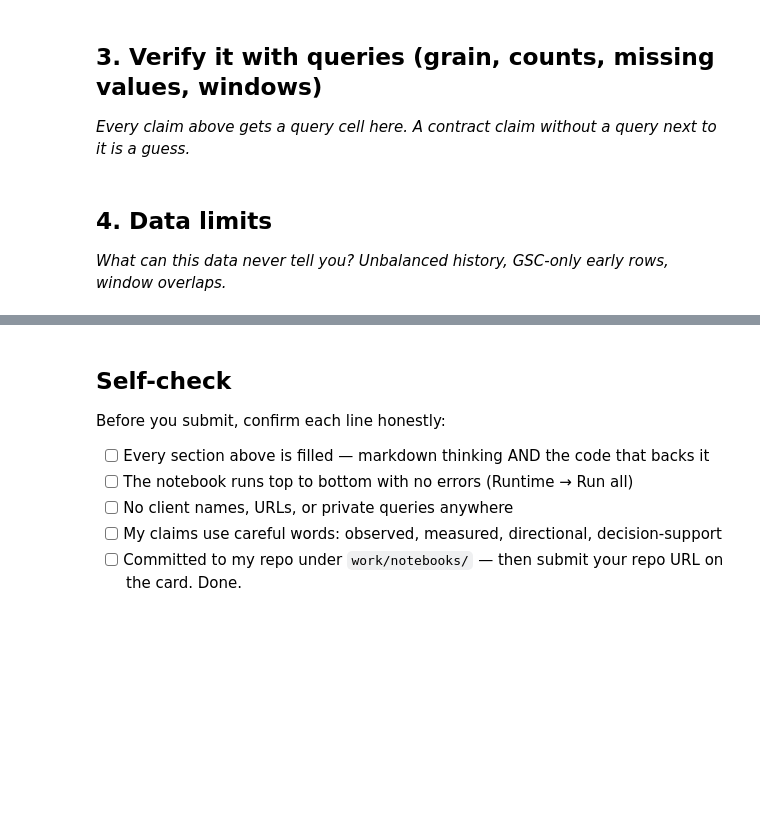
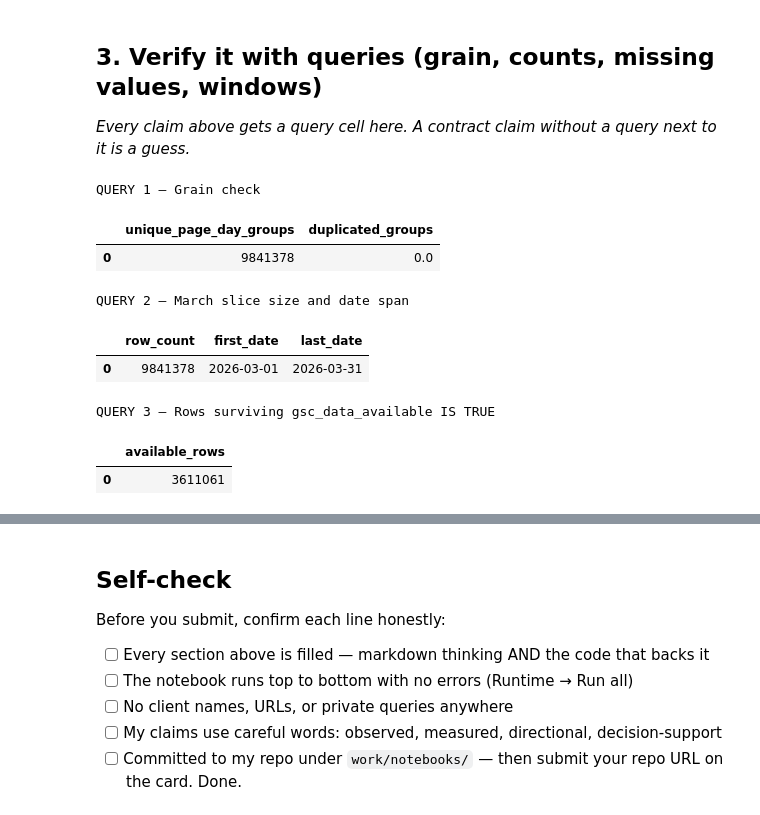
Before and after one commit to pinkk1808/flyrank-ml-internship, a Jupyter notebook: work/notebooks/w03_data_contract.ipynb, the cells around one changed output, grey strips where cells are left out. Drawn from its saved outputs; the diff is of its cells as text; code cells hidden in the pictures; blank space fills up the shorter version.

```diff
--- a/work/notebooks/w03_data_contract.ipynb
+++ b/work/notebooks/w03_data_contract.ipynb
@@ -30,4 +89,54 @@ This skeleton is yours to fill. Work the sections **in order** — each one has
-# %% [markdown]
-## 4. Data limits
-
-*What can this data never tell you? Unbalanced history, GSC-only early rows, window overlaps.*
+# %%
+# Query 1 — verify the grain
+grain_check = con.sql(f"""
+SELECT
+    COUNT(*) AS unique_page_day_groups,
+    SUM(CASE WHEN n > 1 THEN 1 ELSE 0 END) AS duplicated_groups
+FROM (
+    SELECT
+        report_date,
+        client_hash_id,
+        content_hash_id,
+        COUNT(*) AS n
+    FROM {MAR}
+    GROUP BY 1, 2, 3
+)
+""").df()
+
+print("QUERY 1 — Grain check")
+display(grain_check)
+
+
+# Query 2 — row count and date span
+slice_check = con.sql(f"""
+SELECT
+    COUNT(*) AS row_count,
+    MIN(report_date) AS first_date,
+    MAX(report_date) AS last_date
+FROM {MAR}
+""").df()
+
+print("QUERY 2 — March slice size and date span")
+display(slice_check)
+
+
+# Query 3 — availability check
+availability_check = con.sql(f"""
+SELECT
+    COUNT(*) AS available_rows
+FROM {MAR}
+WHERE gsc_data_available IS TRUE
+""").df()
+
+print("QUERY 3 — Rows surviving gsc_data_available IS TRUE")
+display(availability_check)
+# %% [output]
+QUERY 1 — Grain check
+|  | unique_page_day_groups | duplicated_groups |
+| 0 | 9841378 | 0.0 |
+QUERY 2 — March slice size and date span
+|  | row_count | first_date | last_date |
+| 0 | 9841378 | 2026-03-01 | 2026-03-31 |
+QUERY 3 — Rows surviving gsc_data_available IS TRUE
+|  | available_rows |
+| 0 | 3611061 |
```
Also changed, not shown: parts of 11 cells of this notebook.
